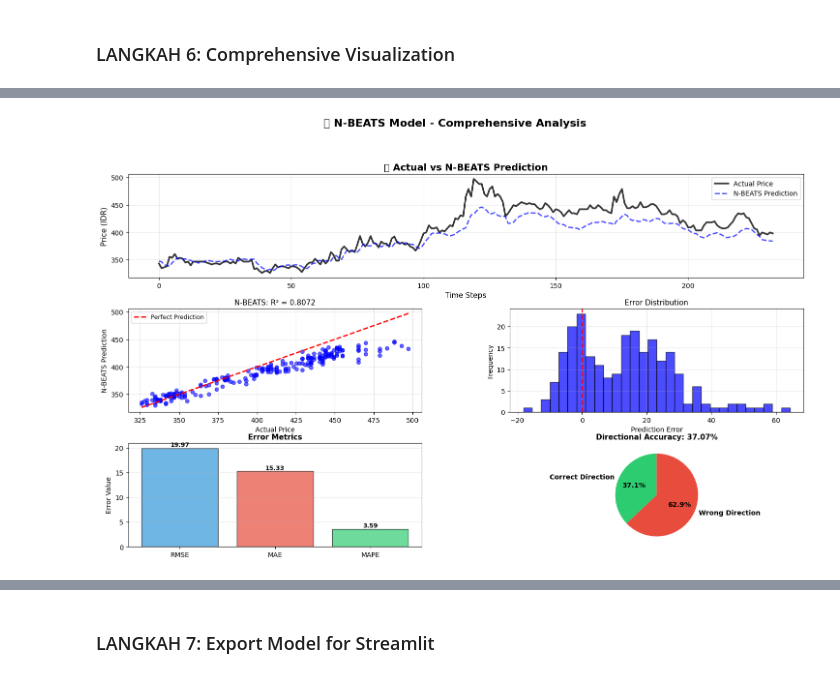
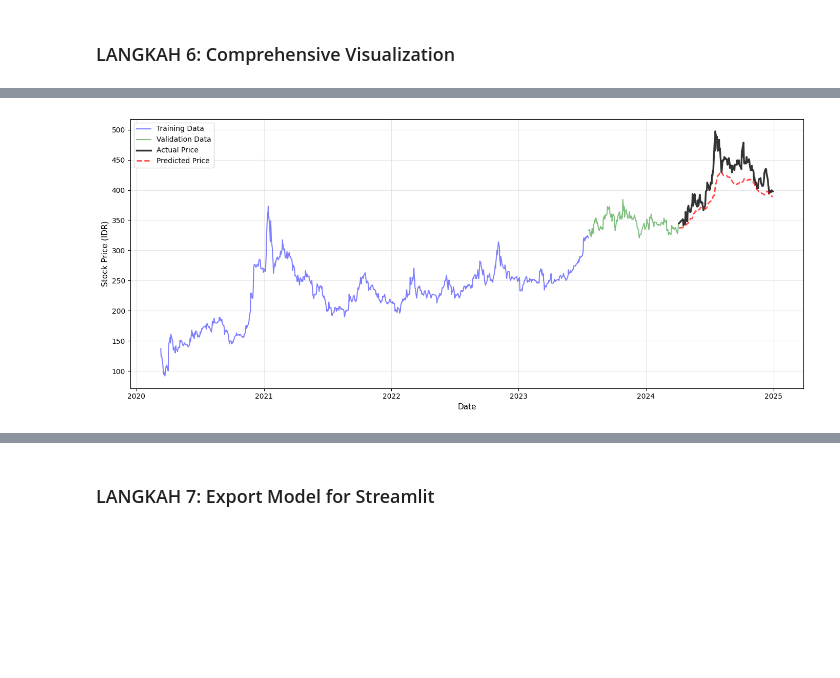
Before and after one commit to jasondaxilia/skripsi, a Jupyter notebook: artifacts/notebooks/model_nbeats.ipynb, the cells around one changed output, grey strips where cells are left out. Saved outputs shown, nothing was run; the diff lists cells and outputs as text; code cells hidden in the pictures; blank space fills up the shorter version.

Commit message:
Update model notebooks, add model runner script, and update app

```diff
--- a/artifacts/notebooks/model_nbeats.ipynb
+++ b/artifacts/notebooks/model_nbeats.ipynb
@@ -16,11 +16,14 @@ import time
 
 warnings.filterwarnings('ignore')
 
+emiten = 'ELSA'
+
 # Set device
 device = torch.device('cuda' if torch.cuda.is_available() else 'cpu')
 
 print("🚀 Starting N-BEATS Model (PyTorch Native)...")
 print("="*70)
+
 print(f"   Device: {device}")
 print(f"   PyTorch version: {torch.__version__}")
 # %% [output]
@@ -32,7 +35,7 @@ print(f"   PyTorch version: {torch.__version__}")
 ### LANGKAH 1: Download Data & Feature Engineering
 # %%
 print("\n📥 Downloading stock data...")
-data_raw = yf.download('ELSA.JK', start='2020-01-01', end='2025-01-01', progress=False)
+data_raw = yf.download(emiten + '.JK', start='2020-01-01', end='2025-01-01', progress=False)
 data = data_raw.copy()
 
 if isinstance(data.columns, pd.MultiIndex):
@@ -496,83 +471,28 @@ print("="*70)
 # %% [markdown]
 ### LANGKAH 6: Comprehensive Visualization
 # %%
-print("\n📊 Creating visualizations...")
+print("\n📊 Creating visualization...")
 
-fig = plt.figure(figsize=(18, 10))
-gs = fig.add_gridspec(3, 2, hspace=0.3, wspace=0.3)
+# Build date arrays for plotting
+train_dates = data.index[:train_size]
+val_dates = data.index[train_size:train_size + val_size]
+test_start_idx = train_size + val_size
+test_dates = data.index[test_start_idx:test_start_idx + len(y_test_f)]
 
-# Plot 1: Time Series - Predictions vs Actual
-ax1 = fig.add_subplot(gs[0, :])
-ax1.plot(range(len(y_test_f)), y_test_f, label='Actual Price', color='black', linewidth=2.5, alpha=0.8)
-ax1.plot(range(len(y_pred_f)), y_pred_f, label='N-BEATS Prediction', color='blue',
+fig, ax1 = plt.subplots(figsize=(14, 6))
+
+ax1.plot(train_dates, data['Close'].values[:train_size], label='Training Data', color='blue', alpha=0.5)
+ax1.plot(val_dates, data['Close'].values[train_size:train_size + val_size], label='Validation Data', color='green', alpha=0.5)
+ax1.plot(test_dates, y_test_f, label='Actual Price', color='black', linewidth=2.5, alpha=0.8)
+ax1.plot(test_dates, y_pred_f, label='Predicted Price', color='red',
          linestyle='--', linewidth=2, alpha=0.7)
-ax1.set_title('📈 Actual vs N-BEATS Prediction', fontsize=14, fontweight='bold')
-ax1.set_xlabel('Time Steps', fontsize=11)
-ax1.set_ylabel('Price (IDR)', fontsize=11)
+ax1.set_xlabel('Date', fontsize=11)
+ax1.set_ylabel('Stock Price (IDR)', fontsize=11)
 ax1.legend(loc='best', fontsize=10)
 ax1.grid(True, alpha=0.3)
 
-# Plot 2: Scatter Plot
-ax2 = fig.add_subplot(gs[1, 0])
-ax2.scatter(y_test_f, y_pred_f, alpha=0.6, color='blue', s=30)
-ax2.plot([y_test_f.min(), y_test_f.max()], [y_test_f.min(), y_test_f.max()],
-         'r--', lw=2, label='Perfect Prediction')
-ax2.set_xlabel('Actual Price', fontsize=10)
-ax2.set_ylabel('N-BEATS Prediction', fontsize=10)
-ax2.set_title(f'N-BEATS: R² = {r2:.4f}', fontsize=11)
-ax2.legend(fontsize=9)
-ax2.grid(True, alpha=0.3)
-
-# Plot 3: Residuals Distribution
-ax3 = fig.add_subplot(gs[1, 1])
-residuals = y_test_f - y_pred_f
-ax3.hist(residuals, bins=30, alpha=0.7, color='blue', edgecolor='black')
-ax3.axvline(x=0, color='red', linestyle='--', linewidth=2)
-ax3.set_xlabel('Prediction Error', fontsize=10)
-ax3.set_ylabel('Frequency', fontsize=10)
-ax3.set_title('Error Distribution', fontsize=11)
-ax3.grid(True, alpha=0.3)
-
-# Plot 4: Metrics Bar Chart
-ax4 = fig.add_subplot(gs[2, 0])
-metrics = ['RMSE', 'MAE', 'MAPE']
-metric_values = [rmse, mae, mape]
-bars = ax4.bar(metrics, metric_values, color=['#3498db', '#e74c3c', '#2ecc71'], alpha=0.7, edgecolor='black')
-ax4.set_ylabel('Error Value', fontsize=10)
-ax4.set_title('Error Metrics', fontsize=11, fontweight='bold')
-ax4.grid(True, alpha=0.3, axis='y')
-for bar, value in zip(bars, metric_values):
-    height = bar.get_height()
-    ax4.text(bar.get_x() + bar.get_width()/2., height,
-             f'{value:.2f}', ha='center', va='bottom', fontsize=9, fontweight='bold')
-
-# Plot 5: Directional Accuracy
-ax5 = fig.add_subplot(gs[2, 1])
-da_data = [da, 100-da]
-colors = ['#2ecc71', '#e74c3c']
-labels = ['Correct Direction', 'Wrong Direction']
-wedges, texts, autotexts = ax5.pie(da_data, labels=labels, colors=colors, autopct='%1.1f%%',
-                                    startangle=90, textprops={'fontsize': 10, 'fontweight': 'bold'})
-ax5.set_title(f'Directional Accuracy: {da:.2f}%', fontsize=11, fontweight='bold')
-
-plt.suptitle('📊 N-BEATS Model - Comprehensive Analysis',
-             fontsize=16, fontweight='bold', y=0.995)
 plt.tight_layout()
-# plt.savefig('nbeats_results.png', dpi=300, bbox_inches='tight')
-print("✅ Visualization saved as 'nbeats_results.png'")
 plt.show()
-
-print("\n💡 KEY INSIGHTS:")
-print(f"   - RMSE: {rmse:.4f}")
-print(f"   - MAE: {mae:.4f}")
-print(f"   - R²: {r2:.4f}")
-print(f"   - MAPE: {mape:.2f}%")
-print(f"   - Directional Accuracy: {da:.2f}%")
-
-errors = np.abs(y_test_f - y_pred_f)
-print(f"\n   - Average Error: {np.mean(errors):.2f} IDR")
-print(f"   - Max Error: {np.max(errors):.2f} IDR")
-print(f"   - Min Error: {np.min(errors):.2f} IDR")
 
 print("\n🎉 N-BEATS Model Analysis Completed!")
 print("="*70)
@@ -582 +501 @@ print("="*70)
-[figure, old version]
+[figure, new version]
```
Also changed, not shown: parts of 7 cells of this notebook, 13 other files.
